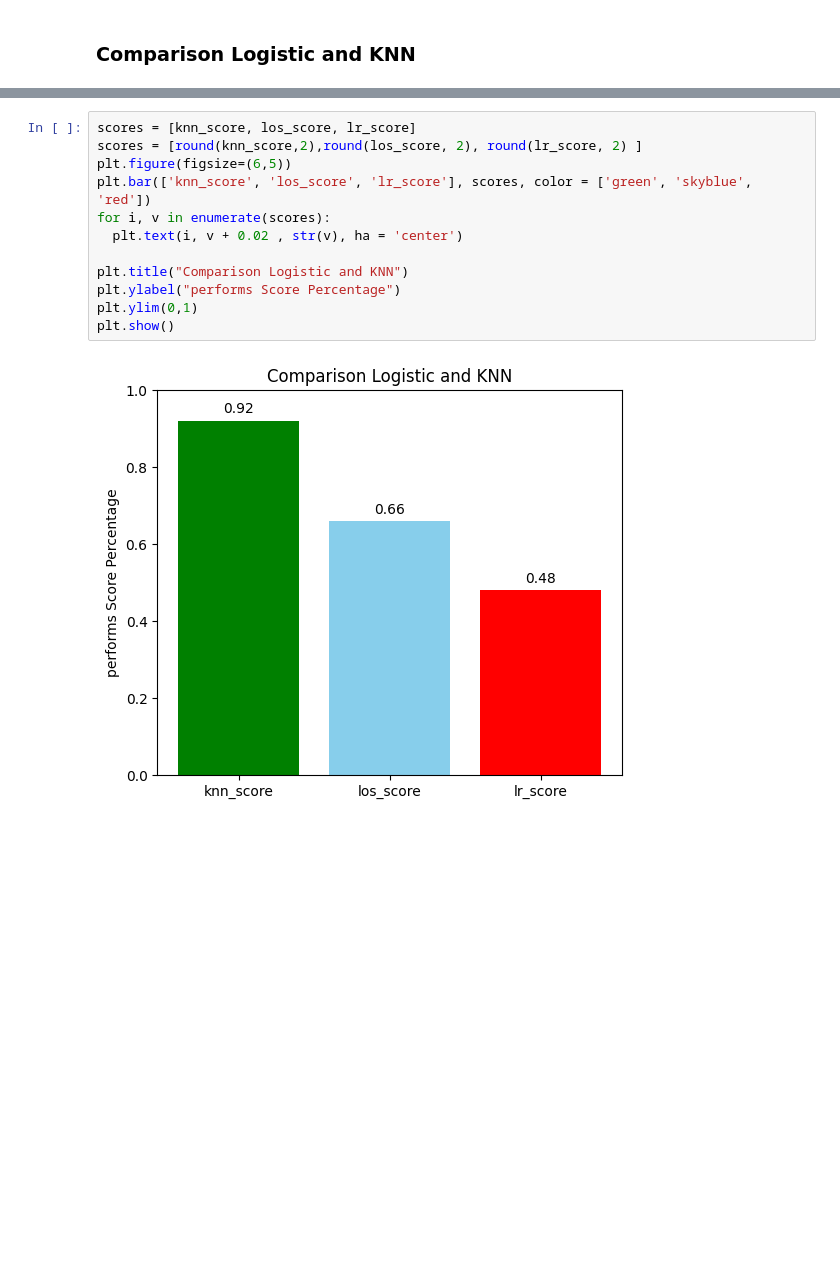
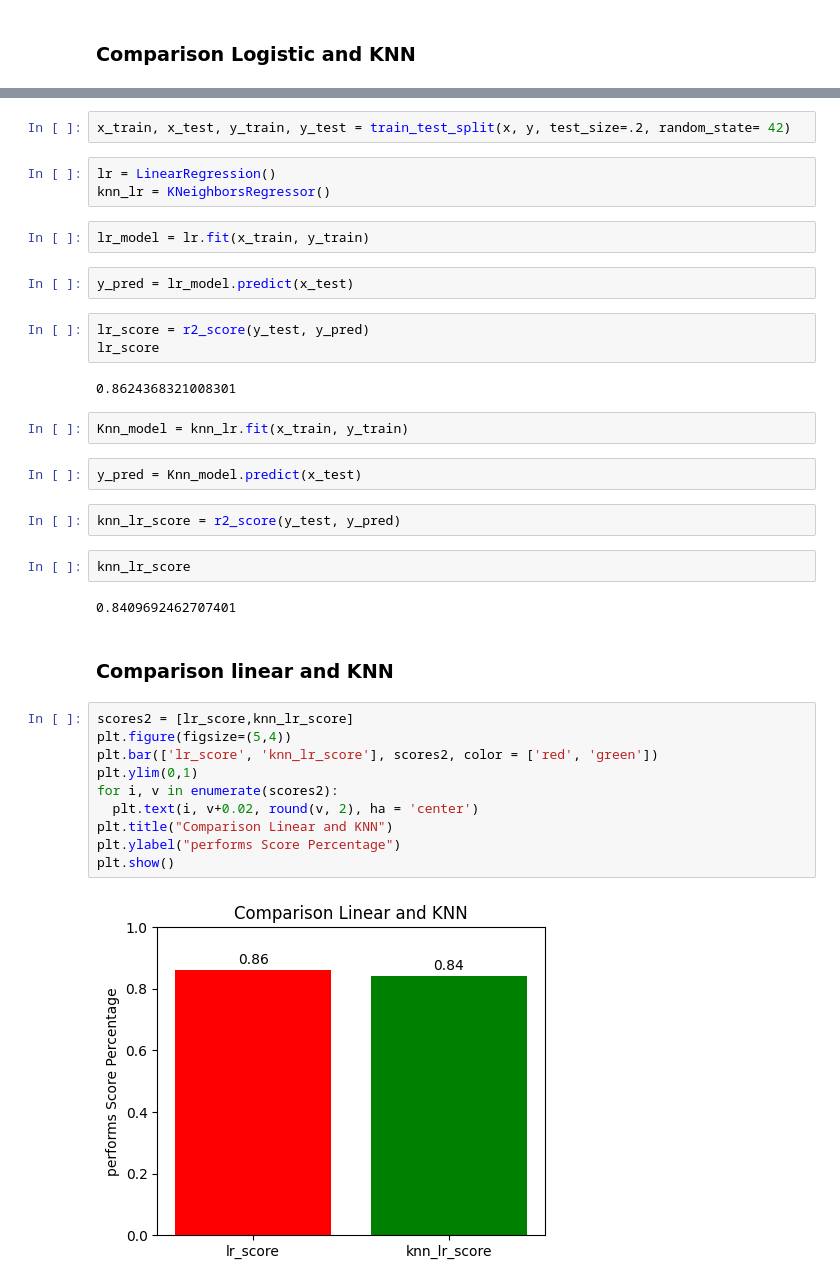
Before and after one commit to abdullah-621/Machine-Learning, a Jupyter notebook: Assaingment/knn/linear_logistic_knn.ipynb, the cells around one changed output, grey strips where cells are left out. Drawn from its saved outputs; the diff is of its cells as text; blank space fills up the shorter version.

```diff
--- a/Assaingment/knn/linear_logistic_knn.ipynb
+++ b/Assaingment/knn/linear_logistic_knn.ipynb
@@ -175,14 +168,38 @@ plt.show()
+# %%
+x_train, x_test, y_train, y_test = train_test_split(x, y, test_size=.2, random_state= 42)
+# %%
+lr = LinearRegression()
+knn_lr = KNeighborsRegressor()
+# %%
+lr_model = lr.fit(x_train, y_train)
+# %%
+y_pred = lr_model.predict(x_test)
+# %%
+lr_score = r2_score(y_test, y_pred)
+lr_score
+# %% [output]
+0.8624368321008301
+# %%
+Knn_model = knn_lr.fit(x_train, y_train)
+# %%
+y_pred = Knn_model.predict(x_test)
+# %%
+knn_lr_score = r2_score(y_test, y_pred)
+# %%
+knn_lr_score
+# %% [output]
+0.8409692462707401
+# %% [markdown]
+### Comparison linear and KNN
 # %%
-scores = [knn_score, los_score, lr_score]
-scores = [round(knn_score,2),round(los_score, 2), round(lr_score, 2) ]
-plt.figure(figsize=(6,5))
-plt.bar(['knn_score', 'los_score', 'lr_score'], scores, color = ['green', 'skyblue', 'red'])
-for i, v in enumerate(scores):
-  plt.text(i, v + 0.02 , str(v), ha = 'center')
-
-plt.title("Comparison Logistic and KNN")
+scores2 = [lr_score,knn_lr_score]
+plt.figure(figsize=(5,4))
+plt.bar(['lr_score', 'knn_lr_score'], scores2, color = ['red', 'green'])
+plt.ylim(0,1)
+for i, v in enumerate(scores2):
+  plt.text(i, v+0.02, round(v, 2), ha = 'center')
+plt.title("Comparison Linear and KNN")
 plt.ylabel("performs Score Percentage")
-plt.ylim(0,1)
 plt.show()
 # %% [output]
-[figure, old version]
+[figure, new version]
```
Also changed, not shown: parts of 26 cells of this notebook.
